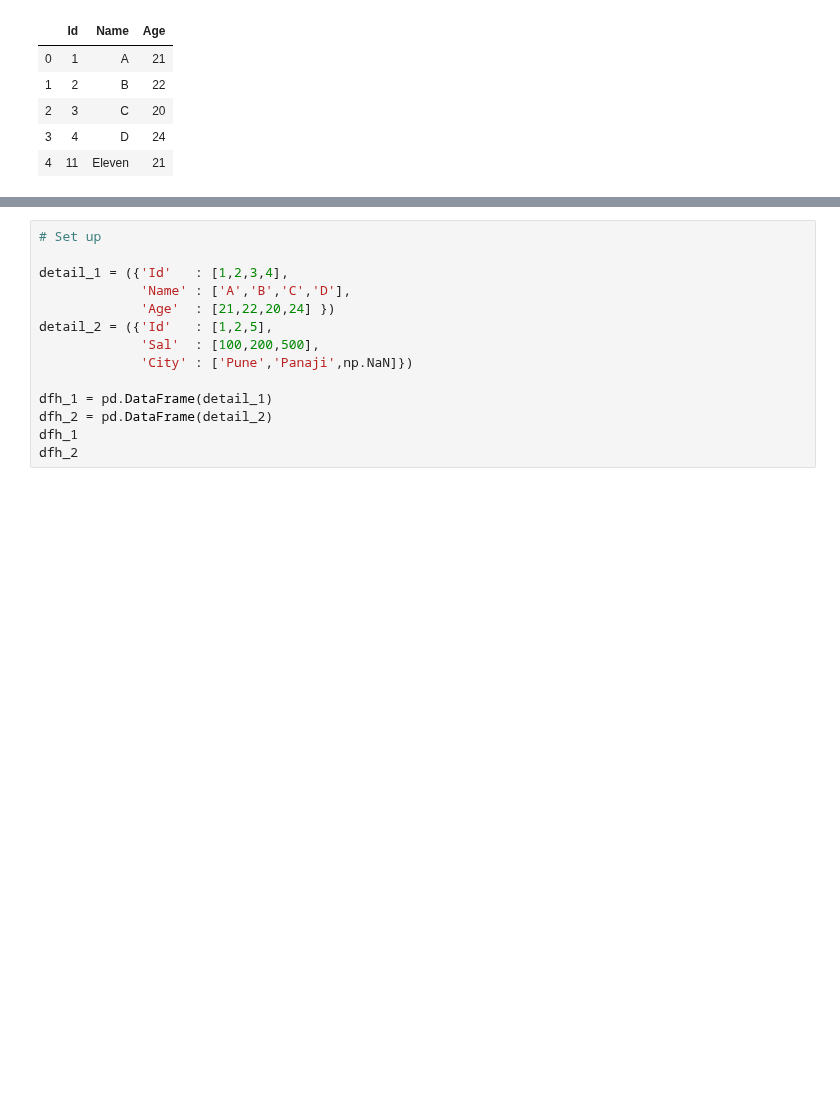
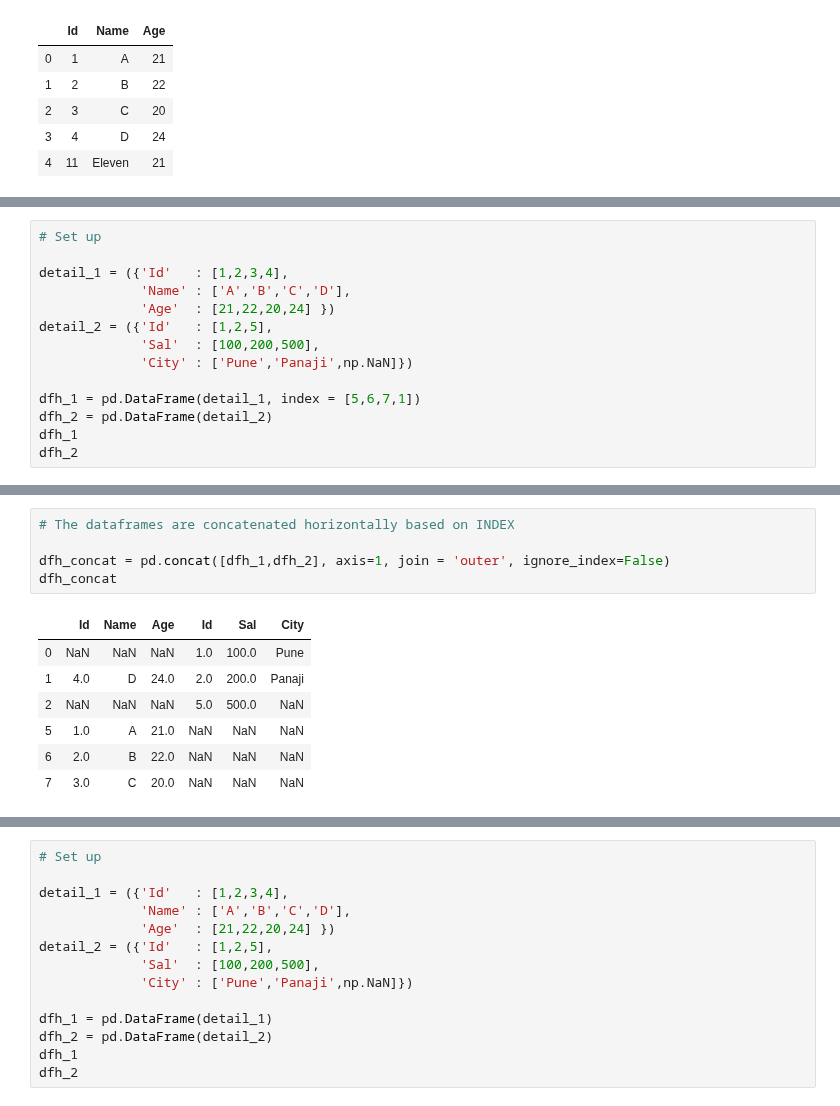
Before and after one commit to AbhishekKumar-0311/Machine-Learning-with-Python, a Jupyter notebook: Pandas/Learning_Pandas_Part_3.ipynb, the cells around one changed output, grey strips where cells are left out. Drawn from its saved outputs; the diff is of its cells as text; blank space fills up the shorter version.

```diff
--- a/Pandas/Learning_Pandas_Part_3.ipynb
+++ b/Pandas/Learning_Pandas_Part_3.ipynb
@@ -222,0 +292,14 @@ Using pd.concat(axis=1)
+# %%
+# Set up
+
+detail_1 = ({'Id'   : [1,2,3,4],
+             'Name' : ['A','B','C','D'],
+             'Age'  : [21,22,20,24] })
+detail_2 = ({'Id'   : [1,2,5],
+             'Sal'  : [100,200,500],
+             'City' : ['Pune','Panaji',np.NaN]})
+
+dfh_1 = pd.DataFrame(detail_1, index = [5,6,7,1])
+dfh_2 = pd.DataFrame(detail_2)
+dfh_1
+dfh_2
@@ -222,0 +316,13 @@ Using pd.concat(axis=1)
+# %%
+# The dataframes are concatenated horizontally based on INDEX
+
+dfh_concat = pd.concat([dfh_1,dfh_2], axis=1, join = 'outer', ignore_index=False)
+dfh_concat
+# %% [output]
+|  | Id | Name | Age | Id | Sal | City |
+| 0 | NaN | NaN | NaN | 1.0 | 100.0 | Pune |
+| 1 | 4.0 | D | 24.0 | 2.0 | 200.0 | Panaji |
+| 2 | NaN | NaN | NaN | 5.0 | 500.0 | NaN |
+| 5 | 1.0 | A | 21.0 | NaN | NaN | NaN |
+| 6 | 2.0 | B | 22.0 | NaN | NaN | NaN |
+| 7 | 3.0 | C | 20.0 | NaN | NaN | NaN |
```
Also changed, not shown: parts of 26 cells of this notebook.
